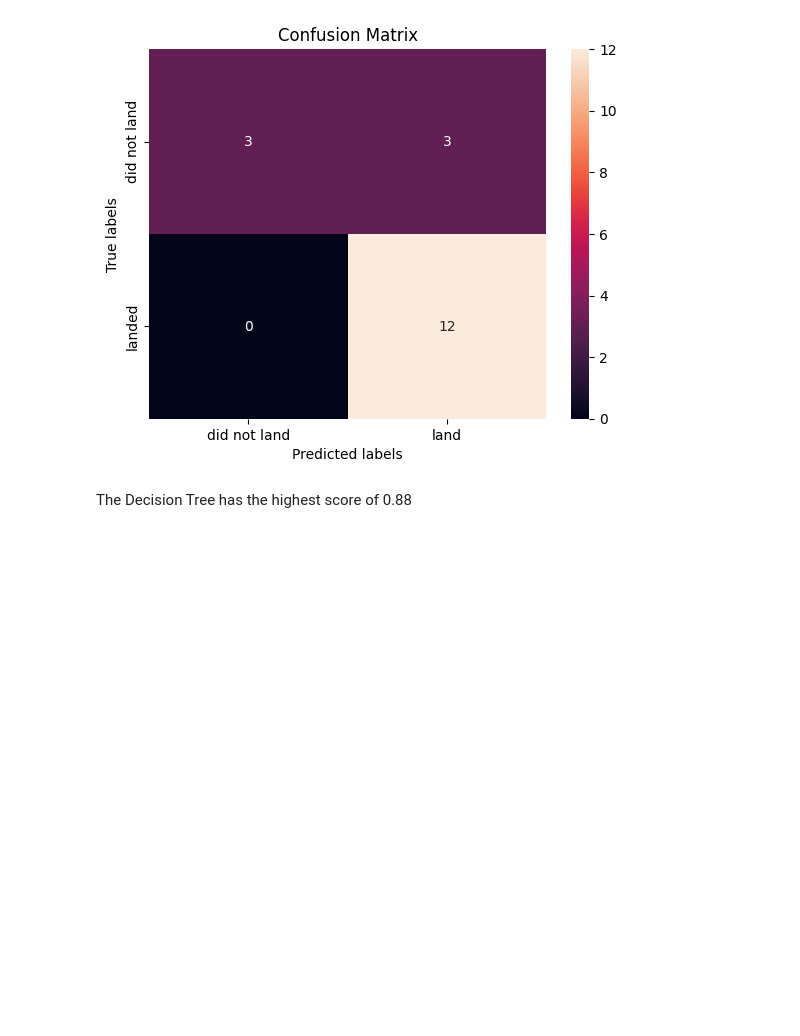
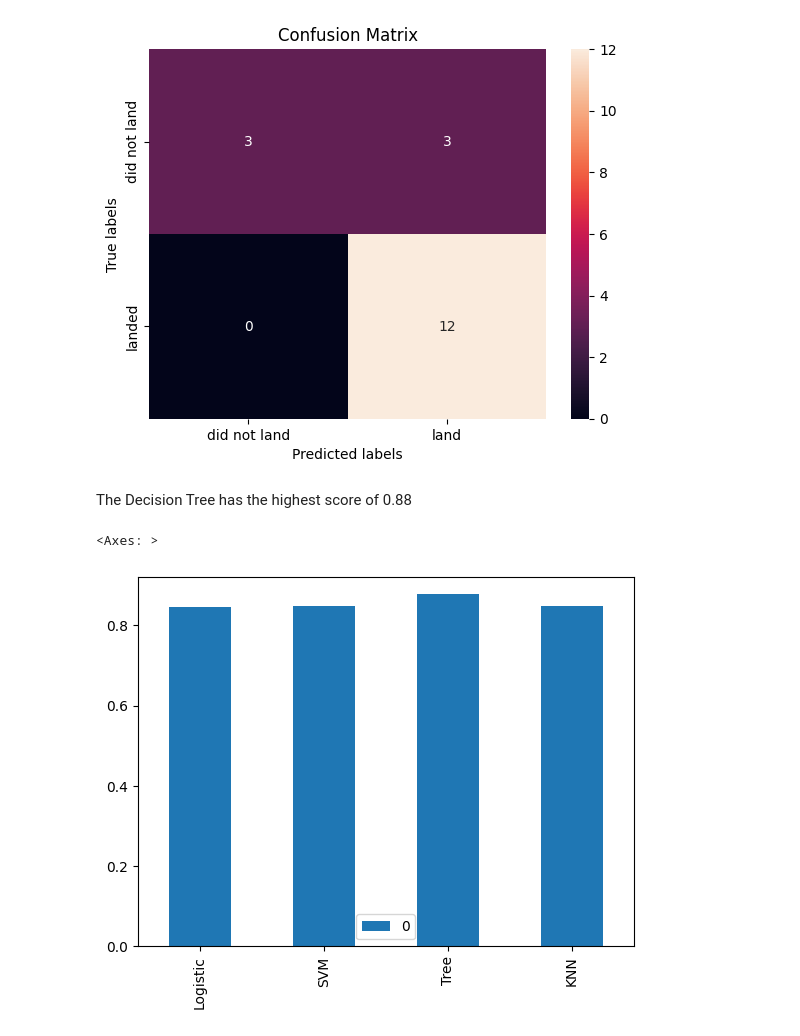
Before and after one commit to thanojwhy/SpaceX-landing-prediction, a Jupyter notebook: machine-learning-prediction.ipynb, the cells around one changed output. Saved outputs shown, nothing was run; the diff lists cells and outputs as text; code cells hidden in the pictures; blank space fills up the shorter version.

```diff
--- a/machine-learning-prediction.ipynb
+++ b/machine-learning-prediction.ipynb
@@ -190,3 +190,10 @@ plot_confusion_matrix(Y_test,yhat)
 [figure]
 # %% [markdown]
 The Decision Tree has the highest score of 0.88
+# %%
+built_acc=pd.DataFrame([logreg_cv.best_score_,svm_cv.best_score_,tree_cv.best_score_,knn_cv.best_score_],index=['Logistic','SVM','Tree','KNN'])
+# %%
+built_acc.plot(kind='bar')
+# %% [output]
+<Axes: >
+[figure, added]
```
Also changed, not shown: parts of 2 cells of this notebook, 2 other files.
